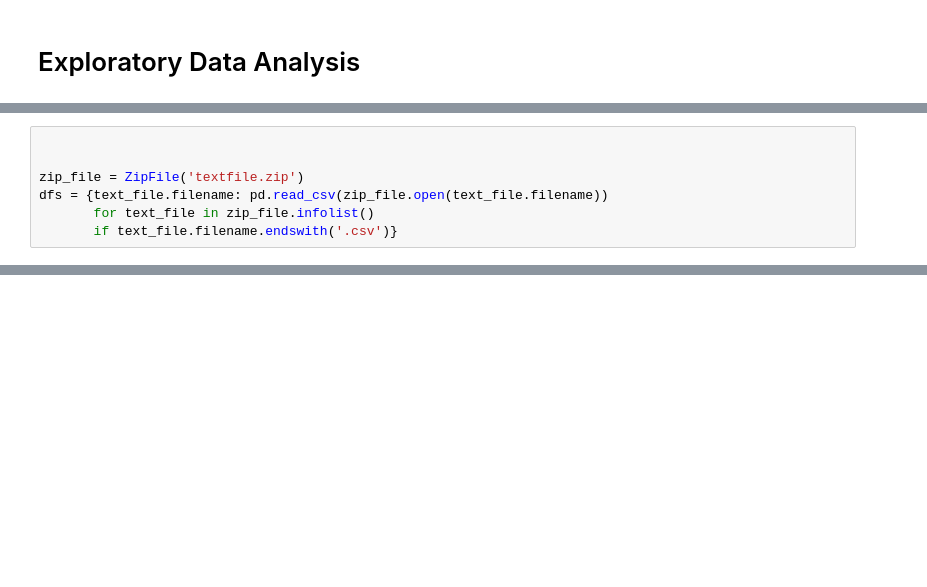
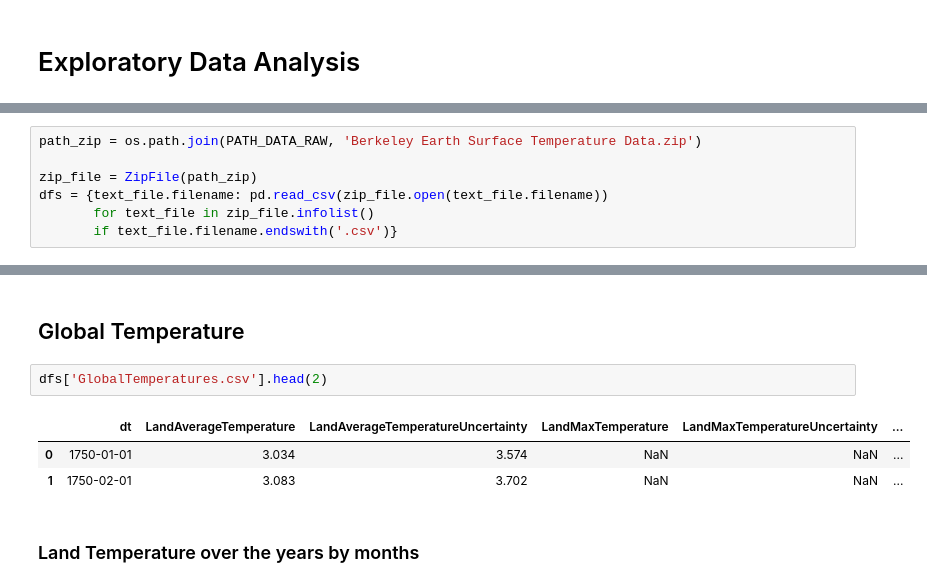
Before and after one commit to PozzOver13/climate_change, a Jupyter notebook: develop/01_EDA_berkeley_earth_surface_temperature_data.ipynb, the cells around one changed output, grey strips where cells are left out. Saved outputs shown, nothing was run; the diff lists cells and outputs as text; blank space fills up the shorter version.

```diff
--- a/develop/01_EDA_berkeley_earth_surface_temperature_data.ipynb
+++ b/develop/01_EDA_berkeley_earth_surface_temperature_data.ipynb
@@ -6,7 +12,7 @@ from zipfile import ZipFile
 # %%
+path_zip = os.path.join(PATH_DATA_RAW, 'Berkeley Earth Surface Temperature Data.zip')
 
-
-zip_file = ZipFile('textfile.zip')
+zip_file = ZipFile(path_zip)
 dfs = {text_file.filename: pd.read_csv(zip_file.open(text_file.filename))
        for text_file in zip_file.infolist()
        if text_file.filename.endswith('.csv')}
@@ -12,0 +36,10 @@ dfs = {text_file.filename: pd.read_csv(zip_file.open(text_file.filename))
+# %% [markdown]
+## Global Temperature
+# %%
+dfs['GlobalTemperatures.csv'].head(2)
+# %% [output]
+|  | dt | LandAverageTemperature | LandAverageTemperatureUncertainty | LandMaxTemperature | LandMaxTemperatureUncertainty | ... |
+| 0 | 1750-01-01 | 3.034 | 3.574 | NaN | NaN | ... |
+| 1 | 1750-02-01 | 3.083 | 3.702 | NaN | NaN | ... |
+# %% [markdown]
+### Land Temperature over the years by months
```
Also changed, not shown: parts of 12 cells of this notebook, 2 other files.
